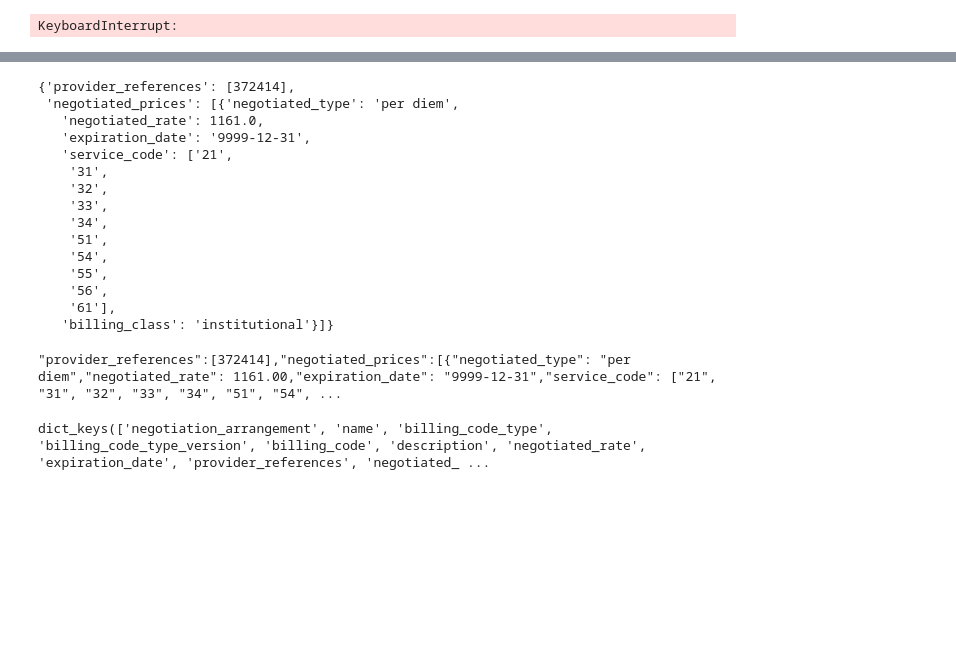
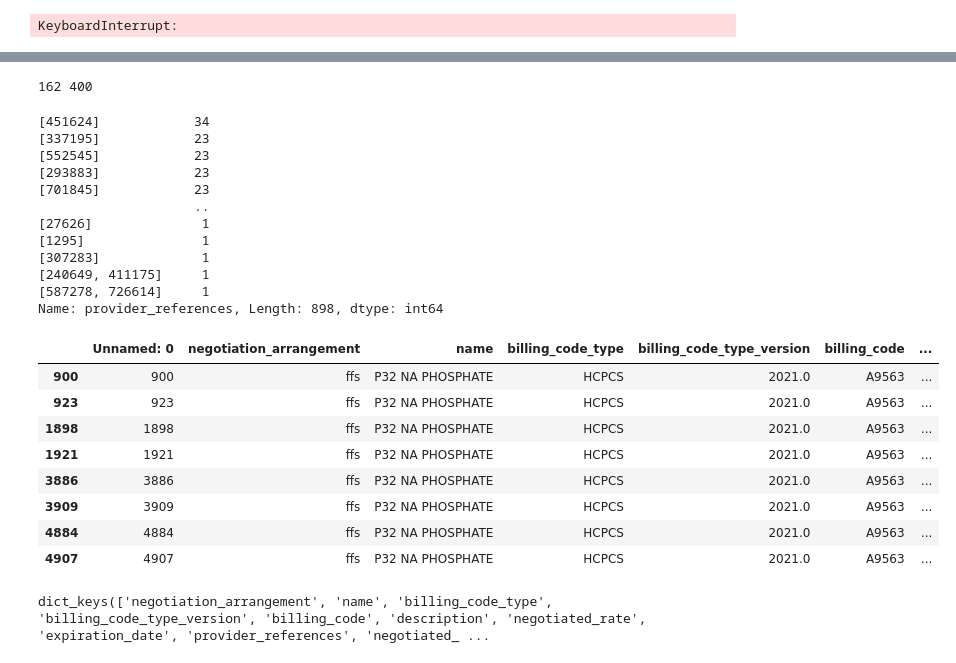
Before and after one commit to anshultibby/HealthPriceFinder, a Jupyter notebook: healthpricefinder/notebooks/aetna_json_to_csv.ipynb, the cells around one changed output, grey strips where cells are left out. Saved outputs shown, nothing was run; the diff lists cells and outputs as text; code cells hidden in the pictures; blank space fills up the shorter version.

```diff
--- a/healthpricefinder/notebooks/aetna_json_to_csv.ipynb
+++ b/healthpricefinder/notebooks/aetna_json_to_csv.ipynb
@@ -85,4 +95,4 @@ for k in range(num_pieces):
 # %% [output]
 KeyboardInterrupt:
 # %%
-num_iters
+df = pd.read_csv("../../data/aetna_piecewise/debug/procedure_costs_41000_43000.csv")
@@ -91,24 +130,32 @@ num_iters
 # %%
+subset = df.loc[df.name == "MTHFR GENE"]
+df.provider_references.value_counts()
 # %% [output]
-{'provider_references': [372414],
- 'negotiated_prices': [{'negotiated_type': 'per diem',
-   'negotiated_rate': 1161.0,
-   'expiration_date': '9999-12-31',
-   'service_code': ['21',
-    '31',
-    '32',
-    '33',
-    '34',
-    '51',
-    '54',
-    '55',
-    '56',
-    '61'],
-   'billing_class': 'institutional'}]}
+162 400
+[451624]            34
+[337195]            23
+[552545]            23
+[293883]            23
+[701845]            23
+                    ..
+[27626]              1
+[1295]               1
+[307283]             1
+[240649, 411175]     1
+[587278, 726614]     1
+Name: provider_references, Length: 898, dtype: int64
 # %%
-print(line)
+df.loc[df.provider_references == "[451624]"]
 # %% [output]
-"provider_references":[372414],"negotiated_prices":[{"negotiated_type": "per diem","negotiated_rate": 1161.00,"expiration_date": "9999-12-31","service_code": ["21", "31", "32", "33", "34", "51", "54", ...
+|  | Unnamed: 0 | negotiation_arrangement | name | billing_code_type | billing_code_type_version | billing_code | ... |
+| 900 | 900 | ffs | P32 NA PHOSPHATE | HCPCS | 2021.0 | A9563 | ... |
+| 923 | 923 | ffs | P32 NA PHOSPHATE | HCPCS | 2021.0 | A9563 | ... |
+| 1898 | 1898 | ffs | P32 NA PHOSPHATE | HCPCS | 2021.0 | A9563 | ... |
+| 1921 | 1921 | ffs | P32 NA PHOSPHATE | HCPCS | 2021.0 | A9563 | ... |
+| 3886 | 3886 | ffs | P32 NA PHOSPHATE | HCPCS | 2021.0 | A9563 | ... |
+| 3909 | 3909 | ffs | P32 NA PHOSPHATE | HCPCS | 2021.0 | A9563 | ... |
+| 4884 | 4884 | ffs | P32 NA PHOSPHATE | HCPCS | 2021.0 | A9563 | ... |
+| 4907 | 4907 | ffs | P32 NA PHOSPHATE | HCPCS | 2021.0 | A9563 | ... |
 # %%
 df_row_base = {"negotiation_arrangement": [None], "name": [None], "billing_code_type": [None], "billing_code_type_version": [None], "billing_code": [None],
               "description": [None], "negotiated_rate": [None], "expiration_date": [None], "provider_references": [None], "negotiated_type": [None], "billing_class": [None]}
```
Also changed, not shown: parts of 7 cells of this notebook, 3 other files.
